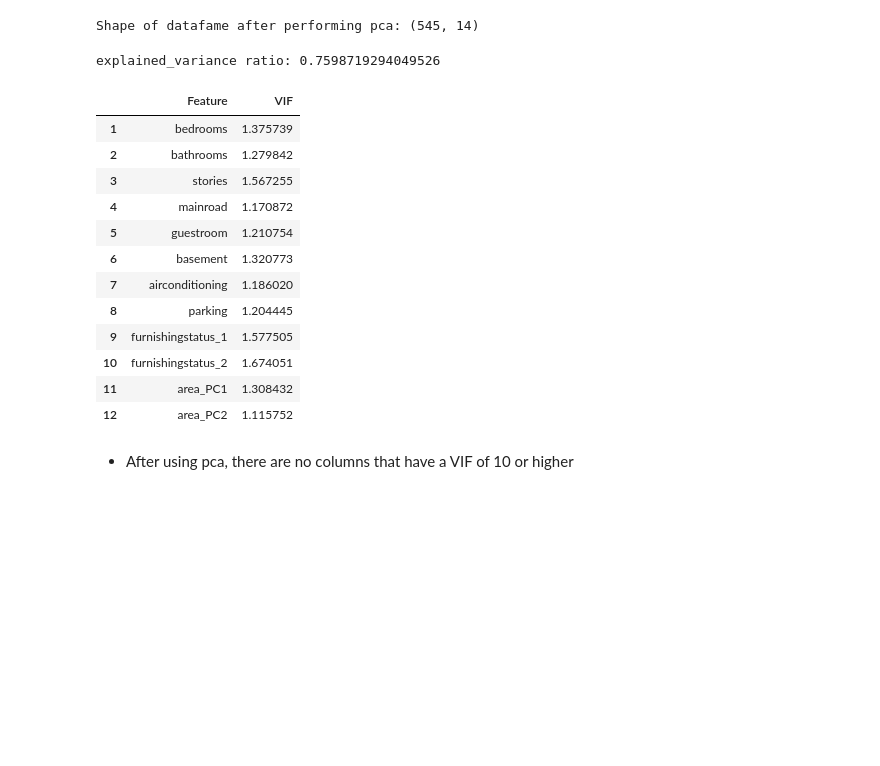
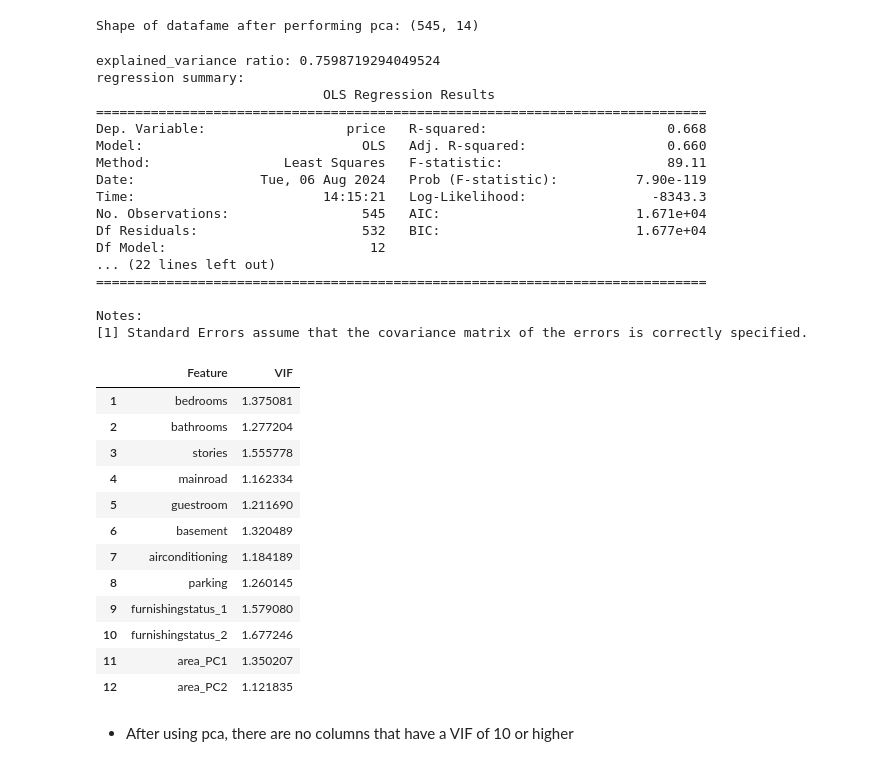
Before and after one commit to dgmurray-321/Arrive-Logistics-Take-Home-Assignment, a Jupyter notebook: Housing.ipynb, the cells around one changed output. Saved outputs shown, nothing was run; the diff lists cells and outputs as text; code cells hidden in the pictures; blank space fills up the shorter version.

```diff
--- a/Housing.ipynb
+++ b/Housing.ipynb
@@ -641,25 +661,41 @@ print('Shape of datafame after performing pca:', df.shape)
 Shape of datafame after performing pca: (545, 14)
 # %%
 #perform pca function for columns that contain the word area
-ew_stats_model_df = create_pca_column(data=stats_model_df, column_of_interest='area')
+new_stats_model_df = create_pca_column(data=stats_model_df, column_of_interest='area')
 #receck vif to see if all columns have a vif value of less than 10
 new_vif_data = find_vif(new_stats_model_df)
 new_vif_data
 # %% [output]
-explained_variance ratio: 0.7598719294049526
+explained_variance ratio: 0.7598719294049524
+regression summary:
+                             OLS Regression Results
+==============================================================================
+Dep. Variable:                  price   R-squared:                       0.668
+Model:                            OLS   Adj. R-squared:                  0.660
+Method:                 Least Squares   F-statistic:                     89.11
+Date:                Tue, 06 Aug 2024   Prob (F-statistic):          7.90e-119
+Time:                        14:15:21   Log-Likelihood:                -8343.3
+No. Observations:                 545   AIC:                         1.671e+04
+Df Residuals:                     532   BIC:                         1.677e+04
+Df Model:                          12
+... (22 lines left out)
+==============================================================================
+
+Notes:
+[1] Standard Errors assume that the covariance matrix of the errors is correctly specified.
 |  | Feature | VIF |
-| 1 | bedrooms | 1.375739 |
-| 2 | bathrooms | 1.279842 |
-| 3 | stories | 1.567255 |
-| 4 | mainroad | 1.170872 |
-| 5 | guestroom | 1.210754 |
-| 6 | basement | 1.320773 |
-| 7 | airconditioning | 1.186020 |
-| 8 | parking | 1.204445 |
-| 9 | furnishingstatus_1 | 1.577505 |
-| 10 | furnishingstatus_2 | 1.674051 |
-| 11 | area_PC1 | 1.308432 |
-| 12 | area_PC2 | 1.115752 |
+| 1 | bedrooms | 1.375081 |
+| 2 | bathrooms | 1.277204 |
+| 3 | stories | 1.555778 |
+| 4 | mainroad | 1.162334 |
+| 5 | guestroom | 1.211690 |
+| 6 | basement | 1.320489 |
+| 7 | airconditioning | 1.184189 |
+| 8 | parking | 1.260145 |
+| 9 | furnishingstatus_1 | 1.579080 |
+| 10 | furnishingstatus_2 | 1.677246 |
+| 11 | area_PC1 | 1.350207 |
+| 12 | area_PC2 | 1.121835 |
 # %% [markdown]
 - After using pca, there are no columns that have a VIF of 10 or higher
 # %%
```
Also changed, not shown: parts of 13 cells of this notebook.
